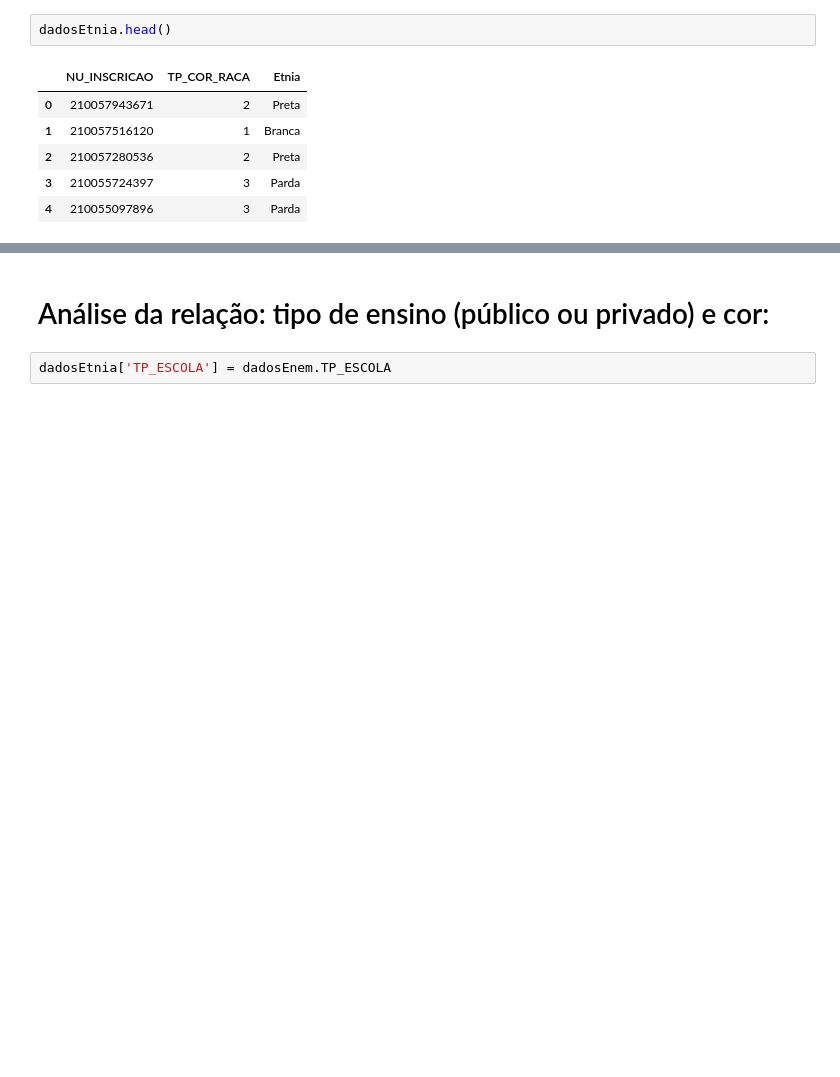
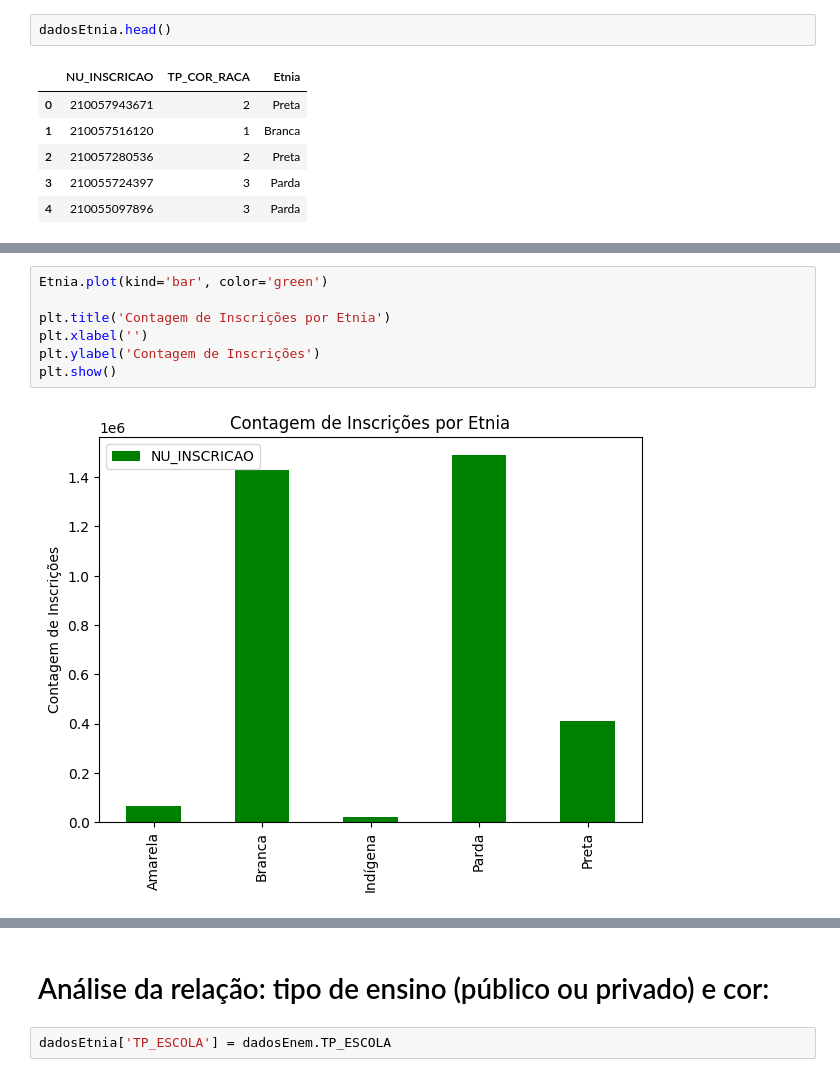
Before and after one commit to Jessesantoz/DadosEnem2022, a Jupyter notebook: Enem_Etnia.ipynb, the cells around one changed output, grey strips where cells are left out. Drawn from its saved outputs; the diff is of its cells as text; blank space fills up the shorter version.

```diff
--- a/Enem_Etnia.ipynb
+++ b/Enem_Etnia.ipynb
@@ -118,0 +122,9 @@ Etnia.plot()
+# %%
+Etnia.plot(kind='bar', color='green')
+
+plt.title('Contagem de Inscrições por Etnia')
+plt.xlabel('')
+plt.ylabel('Contagem de Inscrições')
+plt.show()
+# %% [output]
+[figure, added]
```
Also changed, not shown: parts of 16 cells of this notebook.
